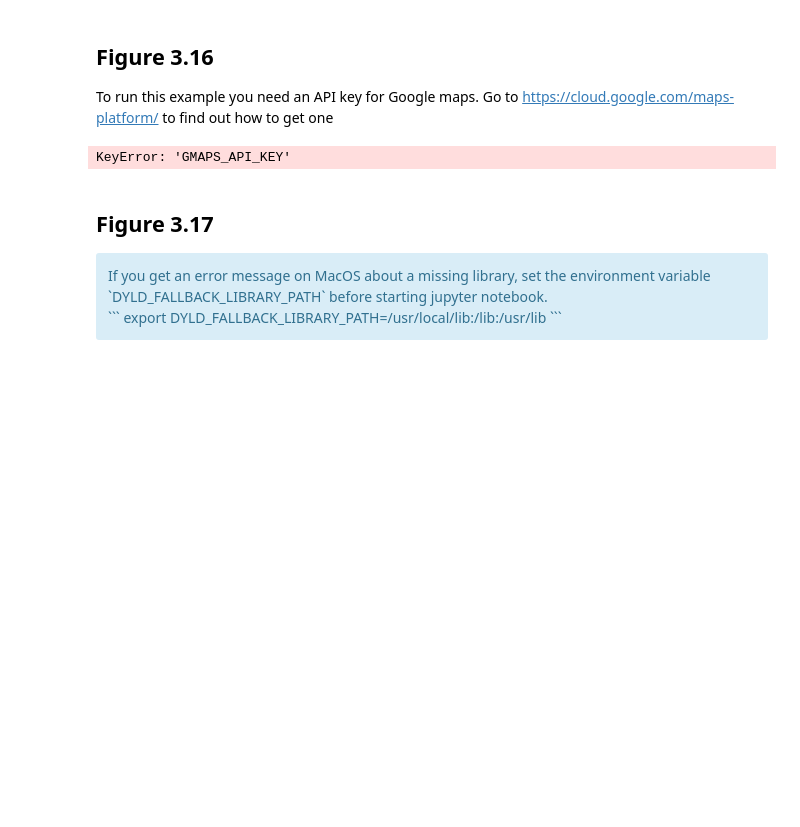
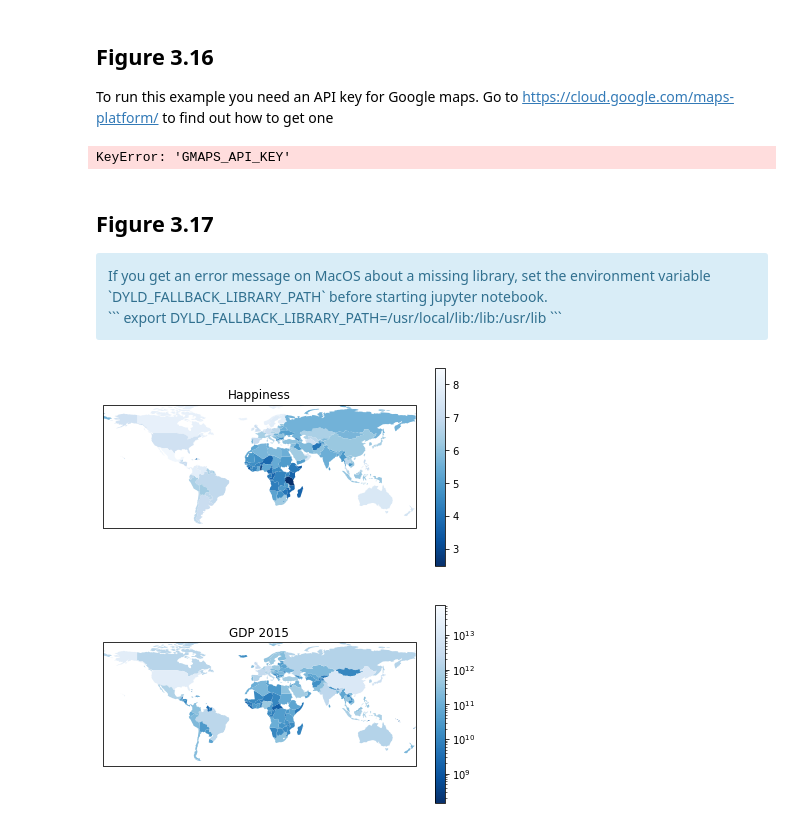
Before and after one commit to charlesg/HI530, a Jupyter notebook: Chapter 03 - Data visualization.ipynb, the cells around one changed output. Saved outputs shown, nothing was run; the diff lists cells and outputs as text; code cells hidden in the pictures; blank space fills up the shorter version.

Commit message:
Fixed cartopy issues with Polygon. Removed old Chapter 2 content.

```diff
--- a/Chapter 03 - Data visualization.ipynb
+++ b/Chapter 03 - Data visualization.ipynb
@@ -607,7 +607,6 @@ gdp_df.set_index('Country Code', inplace=True)  # use the three letter country c
 # the combination NA into not-a-number
 happiness_df = pd.read_csv('dmba/Veerhoven.csv', na_filter = False)
 happiness_df.set_index('Code', inplace=True)  # use the country name to access rows
-
 
 fig = plt.figure(figsize=(7, 8))
 
@@ -628,35 +627,49 @@ shpfilename = shpreader.natural_earth(resolution='110m',
                                       category='cultural',
                                       name='admin_0_countries')
 reader = shpreader.Reader(shpfilename)
 countries = reader.records()
+
 for country in countries:
     countryCode = country.attributes['ADM0_A3']
     if countryCode in gdp_df.index:
-        ax2.add_geometries(country.geometry, ccrs.PlateCarree(),
-                           facecolor=cmap(norm2(gdp_df.loc[countryCode].GDP2015)))
+        try:
+            ax2.add_geometries(country.geometry, ccrs.PlateCarree(), facecolor=cmap(norm2(gdp_df.loc[countryCode].GDP2015)))
+        except Exception as e:
+            import shapely.wkt as wkt
+            from shapely.geometry import MultiPolygon
+            list_str_polygons = [str(country.geometry)]
+            c = MultiPolygon(map(wkt.loads, list_str_polygons))
+            ax2.add_geometries(c, ccrs.PlateCarree(), facecolor=cmap(norm2(gdp_df.loc[countryCode].GDP2015)))
     # check various attributes to find the matching two-letter combinations
     nation = country.attributes['POSTAL']
     if nation not in happiness_df.index:
         nation = country.attributes['ISO_A2']
     if nation not in happiness_df.index:
         nation = country.attributes['WB_A2']
     if nation not in happiness_df.index and country.attributes['NAME'] == 'Norway':
         nation = 'NO'
     if nation in happiness_df.index:
-        ax1.add_geometries(country.geometry, ccrs.PlateCarree(),
-                           facecolor=cmap(norm1(happiness_df.loc[nation].Score)))
+        try:
+            ax1.add_geometries(country.geometry, ccrs.PlateCarree(), facecolor=cmap(norm1(happiness_df.loc[nation].Score)))
+        except Exception as e:
+            import shapely.wkt as wkt
+            from shapely.geometry import MultiPolygon
+            list_str_polygons = [str(country.geometry)]
+            c = MultiPolygon(map(wkt.loads, list_str_polygons))
+            ax1.add_geometries(c, ccrs.PlateCarree(), facecolor=cmap(norm1(happiness_df.loc[nation].Score)))
 
 ax2.set_title("GDP 2015")
 sm = plt.cm.ScalarMappable(norm=norm2, cmap=cmap)
 sm._A = []
 cb = plt.colorbar(sm, ax=ax2)
 cb.set_ticks([1e8, 1e9, 1e10, 1e11, 1e12, 1e13])
 
 ax1.set_title("Happiness")
 sm = plt.cm.ScalarMappable(norm=norm1, cmap=cmap)
 sm._A = []
 cb = plt.colorbar(sm, ax=ax1)
 cb.set_ticks([3, 4, 5, 6, 7, 8])
 
-
 plt.show()
+# %% [output]
+[figure, added]
```
Also changed, not shown: parts of 1 cell of this notebook, 2 other files.
